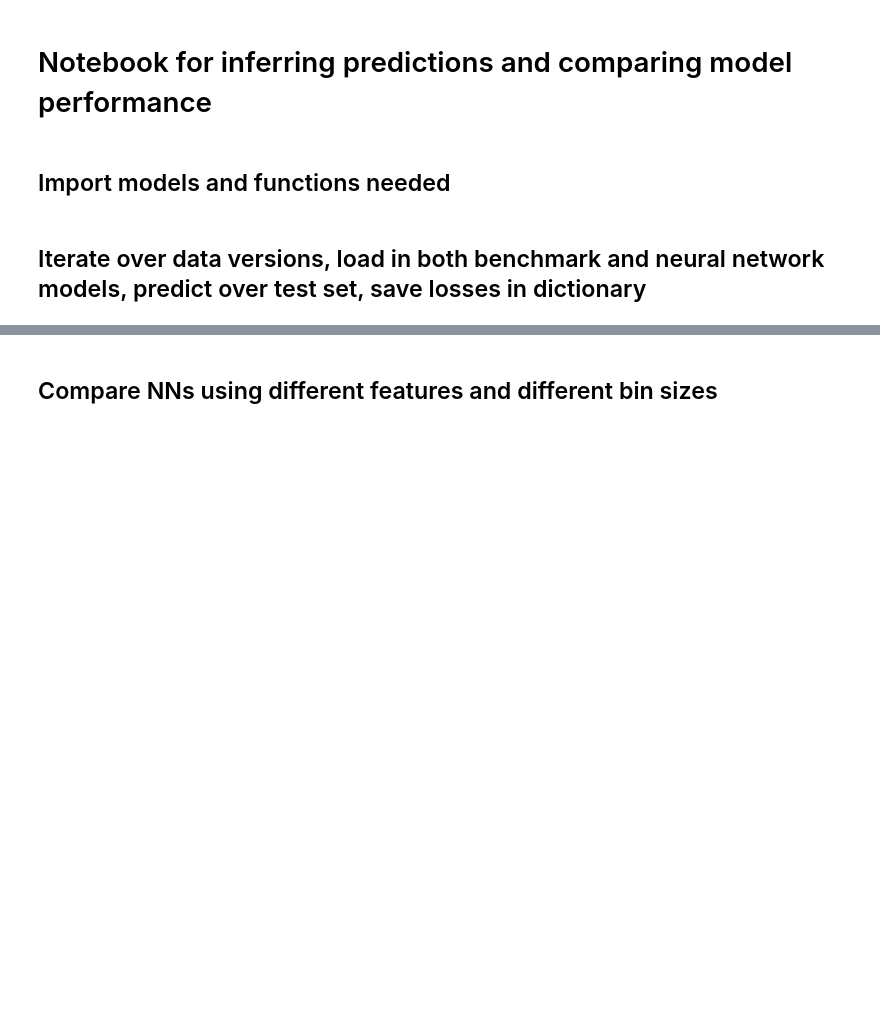
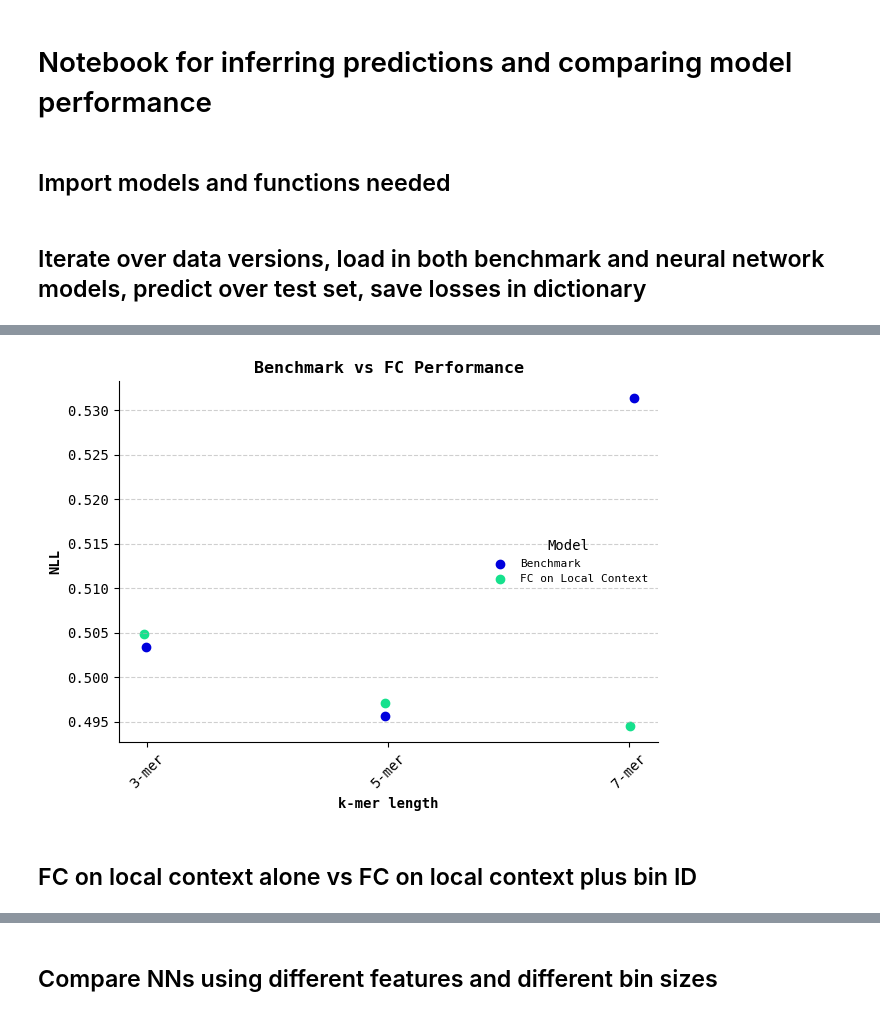
Before and after one commit to grnimrod/mutation-probs-nn, a Jupyter notebook: src/inference.ipynb, the cells around one changed output, grey strips where cells are left out. Drawn from its saved outputs; the diff is of its cells as text; code cells hidden in the pictures; blank space fills up the shorter version.

```diff
--- a/src/inference.ipynb
+++ b/src/inference.ipynb
@@ -141,0 +25,69 @@ plt.show()
+# %%
+with open("/faststorage/project/MutationAnalysis/Nimrod/results/log_losses_benchmark_fc_models.json") as f:
+    benchmark_fc_losses = json.load(f)
+# %%
+rows = []
+
+for model, data_versions in benchmark_fc_losses.items():
+    for data_version, loss in data_versions.items():
+        rows.append({
+            "model": model,
+            "data_version": data_version,
+            "loss": loss
+        })
+
+benchmark_fc_losses_df = pd.DataFrame(rows)
+benchmark_fc_losses_df = benchmark_fc_losses_df[benchmark_fc_losses_df["data_version"].str.endswith(MODEL_VERSION)]
+# %%
+# Select across which data versions you want to evaluate
+losses_df = benchmark_fc_losses_df[benchmark_fc_losses_df["data_version"].str.startswith(("3", "5", "7"))]
+# %%
+plt.rcParams.update({'font.family': 'monospace'})
+
+x_labels = ["3-mer", "5-mer", "7-mer"]
+x_label_map = {"3fA": 0, "5fA": 1, "7fA": 2}
+jitter = 0.025
+
+colors = {
+    "benchmark": mpl.colormaps['cet_glasbey_dark'].colors[10],
+    "fc": mpl.colormaps['cet_glasbey_dark'].colors[9]
+}
+
+legend_title = {
+    "benchmark": "Benchmark",
+    "fc": "FC on Local Context"
+}
+
+fig, ax = plt.subplots()
+
+for model in losses_df["model"].unique():
+    model_df = losses_df[losses_df["model"] == model]
+
+    # Map data_version to x-axis positions
+    x_vals = model_df["data_version"].map(x_label_map).astype(float)
+    x_vals += np.random.uniform(-jitter, jitter, size=len(x_vals))
+
+    ax.scatter(
+        x=x_vals,
+        y=model_df["loss"],
+        color=colors[model],
+        label=legend_title[model]
+    )
+
+ax.spines['top'].set_visible(False)
+ax.spines['right'].set_visible(False)
+ax.grid(axis='y', linestyle='--', alpha=0.6, zorder=0)
+ax.set_title("Benchmark vs FC Performance", fontweight='bold')
+ax.set_xticks(range(len(x_labels)))
+ax.set_xticklabels(x_labels)
+ax.tick_params(axis='x', rotation=45)
+ax.set_xlabel("k-mer length", fontweight='bold')
+ax.set_ylabel("NLL", fontweight='bold')
+ax.legend(title="Model", loc='center right', fontsize=8, frameon=False)
+
+plt.tight_layout()
+plt.show()
+# %% [output]
+[figure, added]
+# %% [markdown]
+## FC on local context alone vs FC on local context plus bin ID
```
Also changed, not shown: parts of 31 cells of this notebook.
